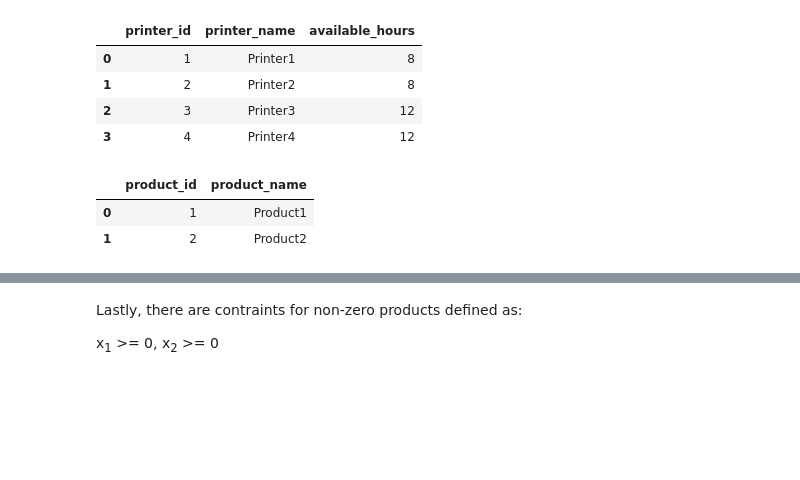
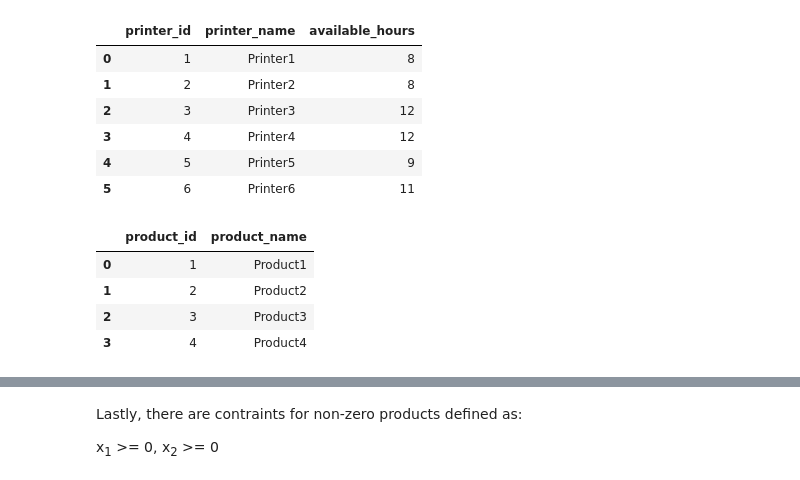
Before and after one commit to jbonfardeci/linear-programming, a Jupyter notebook: Visually-Solving-Linear-Optimization-4D.ipynb, the cells around one changed output, grey strips where cells are left out. Saved outputs shown, nothing was run; the diff lists cells and outputs as text; code cells hidden in the pictures; blank space fills up the shorter version.

```diff
--- a/Visually-Solving-Linear-Optimization-4D.ipynb
+++ b/Visually-Solving-Linear-Optimization-4D.ipynb
@@ -1,29 +1,38 @@
 # %%
 import pandas as pd
+from sympy import Symbol, solve
 
 printer_table = pd.DataFrame(data=[
     [1, "Printer1", 8],
     [2, "Printer2", 8],
     [3, "Printer3", 12],
     [4, "Printer4", 12],
+    [5, "Printer5", 9],
+    [6, "Printer6", 11],
 ], columns=["printer_id", "printer_name", "available_hours"])
 display(printer_table)
 # %% [output]
 |  | printer_id | printer_name | available_hours |
 | 0 | 1 | Printer1 | 8 |
 | 1 | 2 | Printer2 | 8 |
 | 2 | 3 | Printer3 | 12 |
 | 3 | 4 | Printer4 | 12 |
+| 4 | 5 | Printer5 | 9 |
+| 5 | 6 | Printer6 | 11 |
 # %%
 product_table = pd.DataFrame(data=[
     [1, "Product1"],
     [2, "Product2"],
+    [3, "Product3"],
+    [4, "Product4"],
 ], columns=["product_id", "product_name"])
 display(product_table)
 # %% [output]
 |  | product_id | product_name |
 | 0 | 1 | Product1 |
 | 1 | 2 | Product2 |
+| 2 | 3 | Product3 |
+| 3 | 4 | Product4 |
 # %%
 import random as rn
 rn.seed(42)
```
Also changed, not shown: parts of 17 cells of this notebook, 1 other file.
